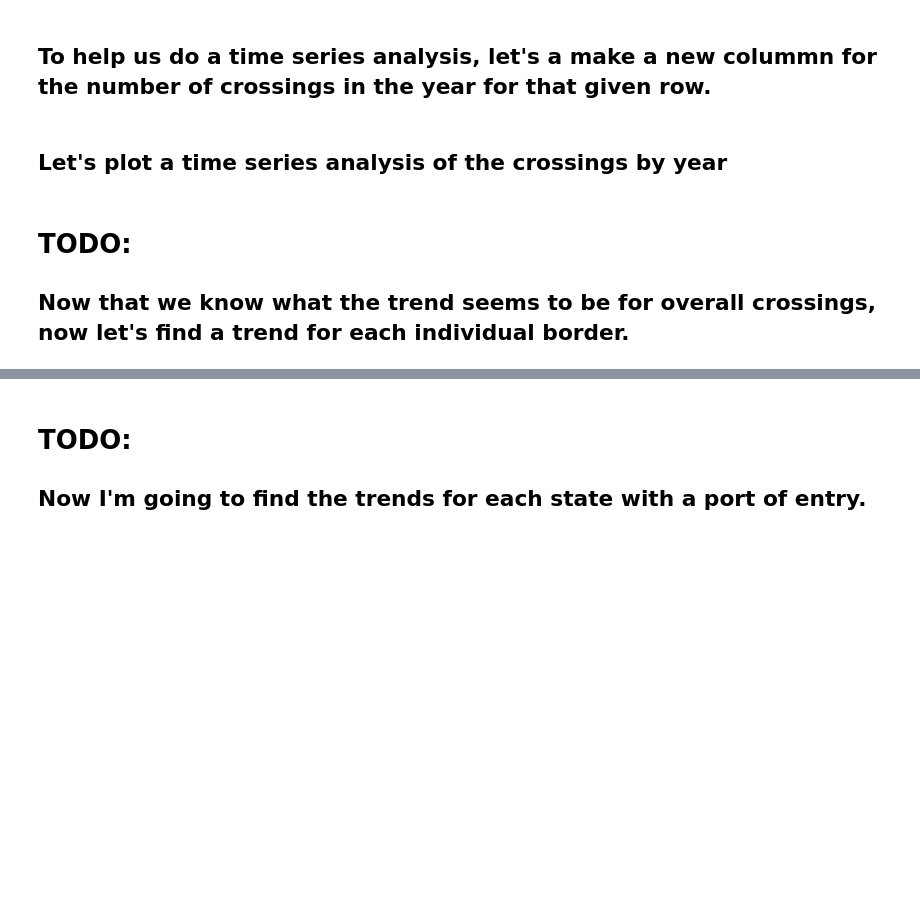
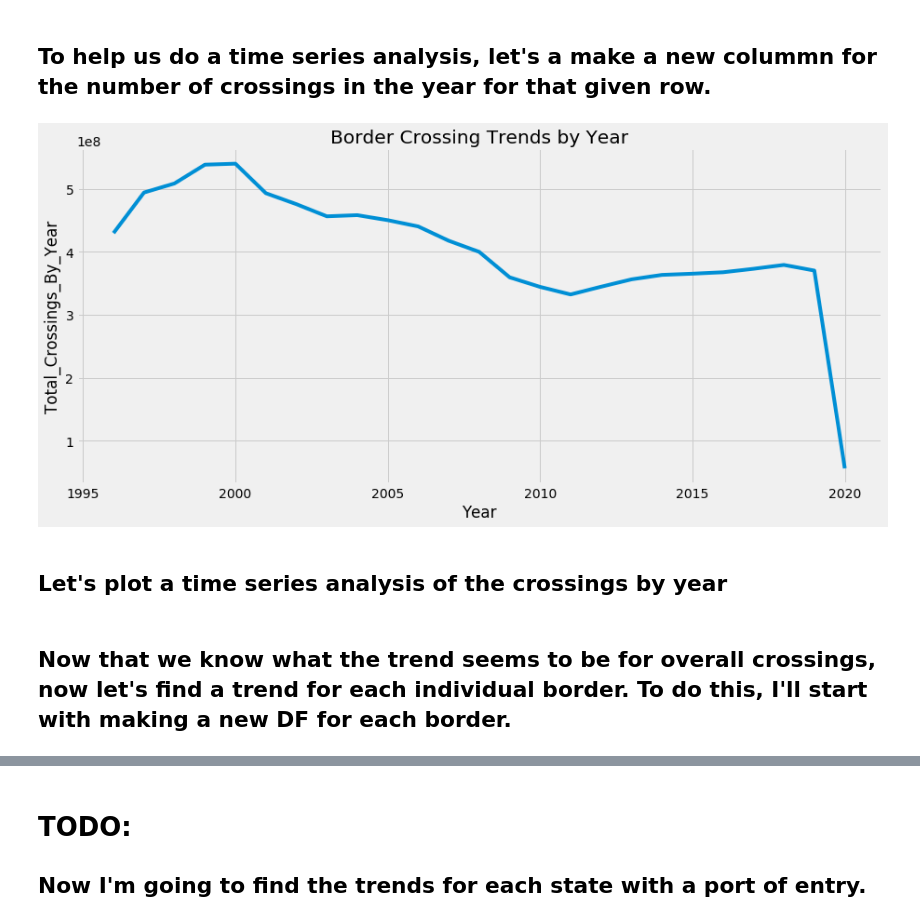
Before and after one commit to michaelbeebe123/us_border_crossings, a Jupyter notebook: border_crossings.ipynb, the cells around one changed output, grey strips where cells are left out. Saved outputs shown, nothing was run; the diff lists cells and outputs as text; code cells hidden in the pictures; blank space fills up the shorter version.

```diff
--- a/border_crossings.ipynb
+++ b/border_crossings.ipynb
@@ -239,8 +234,15 @@ df1['Total_Crossings_By_YearBy_Year'] = df1.groupby('Year')['Crossings'].transfo
+# %%
+fig = plt.figure(figsize=(12, 5))
+ax = fig.add_axes([0,0,1,1])
+sns.lineplot(x=df1['Year'], y=df1['Total_Crossings_By_Year'], ax=ax)
+plt.title('Border Crossing Trends by Year')
+plt.tight_layout()
+plt.show()
+# %% [output]
+[figure, added]
 # %% [markdown]
 Let's plot a time series analysis of the crossings by year
 ---
 # %% [markdown]
-# TODO:
-
-Now that we know what the trend seems to be for overall crossings, now let's find a trend for each individual border.
+Now that we know what the trend seems to be for overall crossings, now let's find a trend for each individual border. To do this, I'll start with making a new DF for each border.
 --
```
Also changed, not shown: parts of 17 cells of this notebook.
